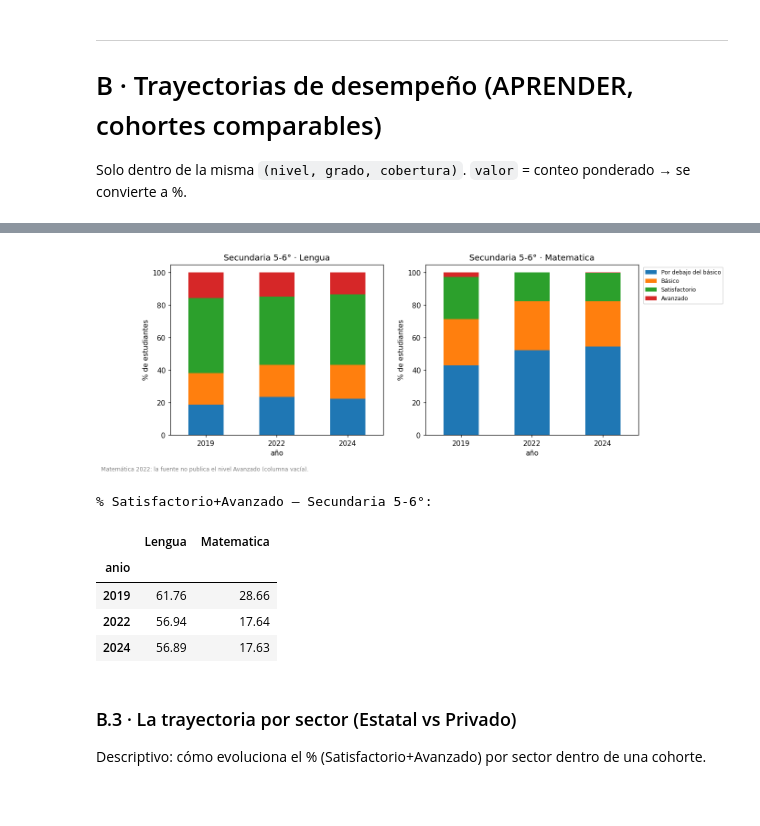
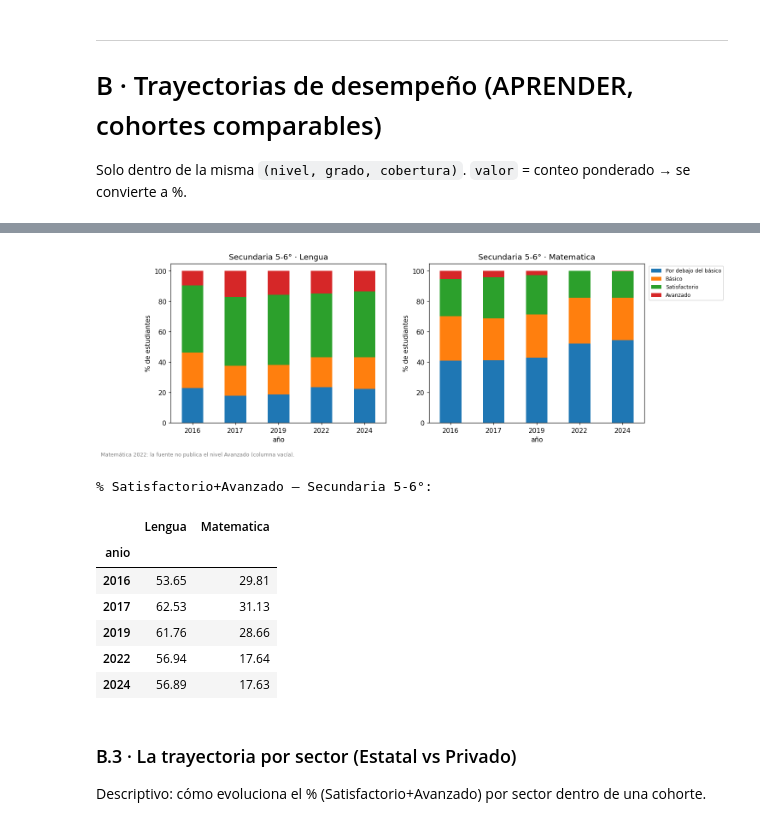
Before and after one commit to santiagoriverti/analisis_pruebas_aprender, a Jupyter notebook: 01_analisis.ipynb, the cells around one changed output, grey strips where cells are left out. Cells and saved outputs as stored; diff of their text form; code cells hidden in the pictures; blank space fills up the shorter version.

```diff
--- a/01_analisis.ipynb
+++ b/01_analisis.ipynb
@@ -93,6 +95,10 @@ def estilo_total(columnas):
     return {col: ('k--o' if str(col).startswith('Total') else '-o') for col in columnas}
 def nota(fig, texto):
     fig.text(0.01, -0.03, texto, fontsize=8, color='gray', ha='left', va='top')
+
+# --- APRENDER: años de cada cohorte comparable (misma nivel/grado/cobertura) ---
+ANIOS_PRIM6 = [2016, 2018, 2021, 2023, 2025]   # Primaria 6° grado, Censal
+ANIOS_SEC56 = [2016, 2017, 2019, 2022, 2024]   # Secundaria 5-6° año, Censal
 
 # --- APRENDER: armonización de niveles de desempeño (escala de 4) ---
 ORDEN4 = ['Por debajo del básico', 'Básico', 'Satisfactorio', 'Avanzado']
@@ -317,6 +323,6 @@ Solo dentro de la misma `(nivel, grado, cobertura)`. `valor` = conteo ponderado
 # %%
-anios_p = [2021, 2023, 2025]
-fig, ax = plt.subplots(1, 2, figsize=(12,4.4))
+anios_p = ANIOS_PRIM6
+fig, ax = plt.subplots(1, 2, figsize=(13,4.4))
 for i, area in enumerate(['Lengua', 'Matematica']):
     s = serie_cohorte('Primaria', '6 grado', 'Censal', area, anios_p)
     s.plot(kind='bar', stacked=True, ax=ax[i], title=f'Primaria 6° · {area}')
@@ -343,24 +351,26 @@ print('% Satisfactorio+Avanzado — Primaria 6°:'); resumen_p.round(1)
 - 2022 y 2024 dan valores **casi idénticos** de % Satisfactorio+Avanzado (Lengua 56,94 vs 56,89; Matemática 17,64 vs 17,63).
   No es un error: son datos distintos que coinciden al redondear. El resumen se muestra con 2 decimales.
 # %%
-anios_s = [2019, 2022, 2024]
-fig, ax = plt.subplots(1, 2, figsize=(12,4.4))
+anios_s = ANIOS_SEC56
+fig, ax = plt.subplots(1, 2, figsize=(13,4.4))
 for i, area in enumerate(['Lengua', 'Matematica']):
     s = serie_cohorte('Secundaria', '5-6 año', 'Censal', area, anios_s)
     s.plot(kind='bar', stacked=True, ax=ax[i], title=f'Secundaria 5-6° · {area}')
     ax[i].set_xlabel('año'); ax[i].set_ylabel('% de estudiantes'); ax[i].tick_params(axis='x', rotation=0)
     ax[i].legend().set_visible(i==1)
 if ax[1].get_legend(): ax[1].legend(bbox_to_anchor=(1.01,1), fontsize=8)
 nota(fig, 'Matemática 2022: la fuente no publica el nivel Avanzado (columna vacía).')
 guardar(fig, 'B2_desempeno_secundaria56'); plt.show()
 resumen_s = pd.DataFrame({area: serie_cohorte('Secundaria','5-6 año','Censal',area,anios_s)[['Satisfactorio','Avanzado']].sum(axis=1)
                           for area in ['Lengua','Matematica']})
 print('% Satisfactorio+Avanzado — Secundaria 5-6°:'); resumen_s.round(2)
 # %% [output]
-[figure, old version]
+[figure, new version]
 % Satisfactorio+Avanzado — Secundaria 5-6°:
 |  | Lengua | Matematica |
 | anio |  |  |
+| 2016 | 53.65 | 29.81 |
+| 2017 | 62.53 | 31.13 |
 | 2019 | 61.76 | 28.66 |
 | 2022 | 56.94 | 17.64 |
 | 2024 | 56.89 | 17.63 |
```
Also changed, not shown: parts of 8 cells of this notebook, 7 other files.
